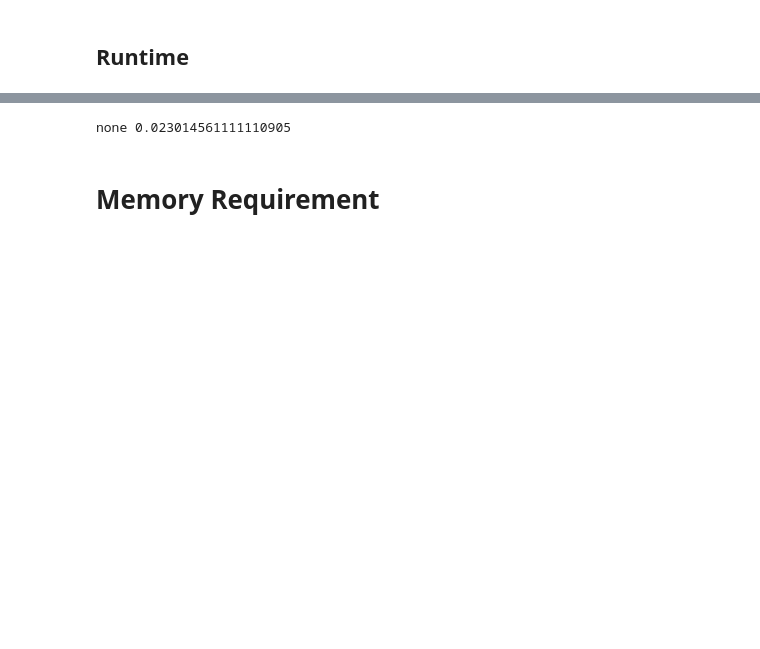
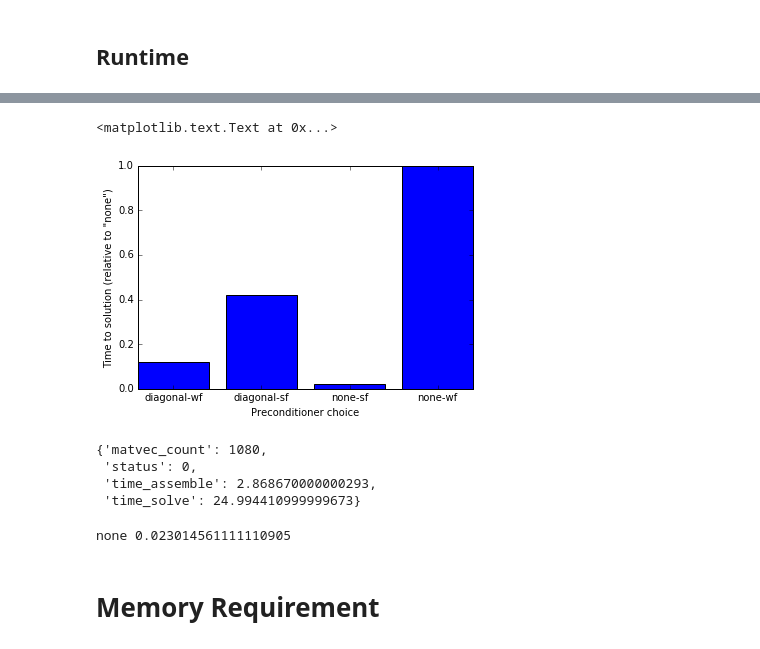
Before and after one commit to sheeshee/MSc-Project-Code, a Jupyter notebook: Notebooks/04_bempp_cavity_simple.ipynb, the cells around one changed output, grey strips where cells are left out. Cells and saved outputs as stored; diff of their text form; code cells hidden in the pictures; blank space fills up the shorter version.

```diff
--- a/Notebooks/04_bempp_cavity_simple.ipynb
+++ b/Notebooks/04_bempp_cavity_simple.ipynb
@@ -153,3 +151,36 @@ ax.set_ylabel('Time to solution (relative to "none")')
+# %%
+#
+# Plot bar chart of run times
+#
+# metric = 'time_assemble'
+sol = {}
+for k, v in sol_sf.items():
+    sol[k+'-sf'] = v
+for k, v in sol_wf.items():
+    sol[k+'-wf'] = v
+ref = sol['none-wf'].info['time_solve'] + sol['none-wf'].info['time_assemble']
+x = [i for i, _ in enumerate(sol.keys())]
+times = [(sol[method].info['time_solve'] + sol[method].info['time_assemble'])/ref for method in sol.keys()]
+xlabels = list(sol.keys())
+
+fig, ax = plt.subplots(1, 1)
+plt.setp(ax, xticks=x, xticklabels=xlabels)
+
+
+ax.bar(x, times, align='center');
+# ax.set_ylim([0, 1.1])
+ax.set_xlabel('Preconditioner choice')
+ax.set_ylabel('Time to solution (relative to "none")')
+# %% [output]
+<matplotlib.text.Text at 0x...>
+[figure, added]
+# %%
+sol_sf['none'].info
+# %% [output]
+{'matvec_count': 1080,
+ 'status': 0,
+ 'time_assemble': 2.868670000000293,
+ 'time_solve': 24.994410999999673}
 # %%
 # Average time per matvec
 for m in methods:
```
Also changed, not shown: parts of 18 cells of this notebook, 5 other files.
